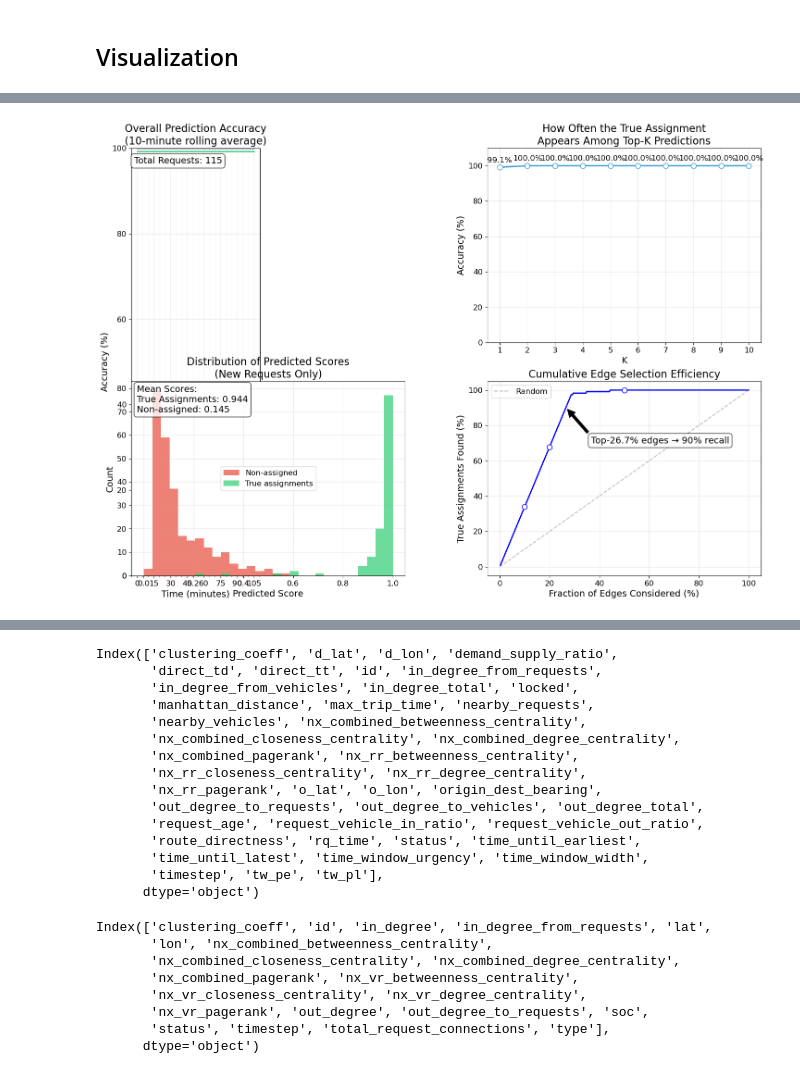
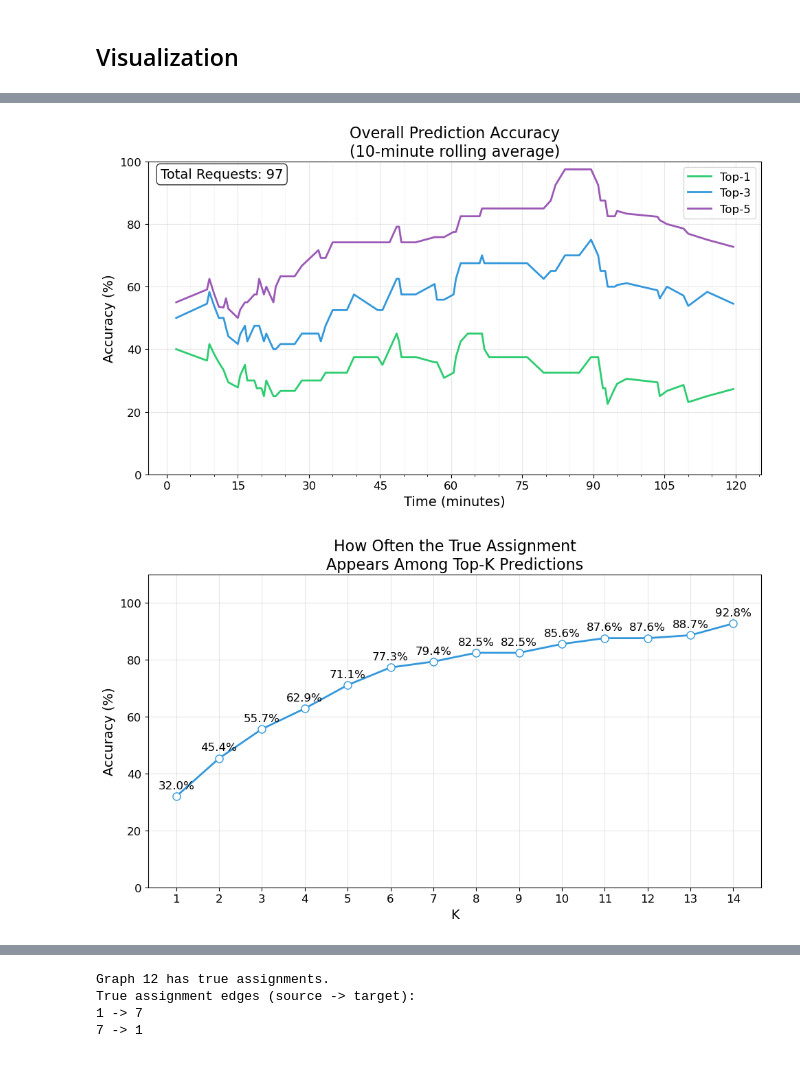
Before and after one commit to TUM-VT/FleetPy, a Jupyter notebook: gnn_project/notebooks/GNN_training.ipynb, the cells around one changed output, grey strips where cells are left out. Saved outputs shown, nothing was run; the diff lists cells and outputs as text; code cells hidden in the pictures.

```diff
--- a/gnn_project/notebooks/GNN_training.ipynb
+++ b/gnn_project/notebooks/GNN_training.ipynb
@@ -15,8 +15,8 @@ config = Config(
     experiment_name='gnn_v1',
     sim_start=0,
     sim_end=2*60*60,
-    load_saved_model=False,
-    overwrite_data=True,
+    load_saved_model=True,
+    overwrite_data=False,
     log_level='DEBUG',
 )
 # %%
@@ -72,12 +125,11 @@ No new requests to visualize in this graph
 # Analyze model performance over a range of graphs
 from gnn_project.analysis.plots import analyze_model_performance
 import matplotlib.pyplot as plt
-start_idx = 480  # Starting graph index
-num_graphs = 240  # Number of graphs to analyze
+from gnn_project.defaults import *
+num_graphs = masks[TEST_MASKS].sum().item()
+start_idx = len(data) - num_graphs  # Starting graph index
 
-# TODO split to separate plots
-predictions = [get_edge_predictions(data[i], model, device='cpu') for i in range(start_idx, start_idx + num_graphs)]
-fig = analyze_model_performance(data, start_idx, num_graphs, predictions, config.device)
-if fig:
-    plt.show()
+edge_types = [RR_EDGE_NAME]
+predictions = [get_edge_predictions(data[i], model, device=config.device) for i in range(start_idx, start_idx + num_graphs)]
+fig = analyze_model_performance(data, start_idx, num_graphs, predictions, edge_types=edge_types)
 # %% [output]
@@ -101 +136,2 @@ DEBUG:matplotlib.font_manager:findfont: score(FontEntry(fname='/System/Library/F
-[figure, old version]
+[figure, new version]
+[figure, added]
@@ -102,31 +140,17 @@ DEBUG:matplotlib.font_manager:findfont: score(FontEntry(fname='/System/Library/F
-# %%
-import pandas as pd
-
-pd.read_parquet('/Users/hoda_hamdy/Documents/Projects/fleetpy/FleetPy/gnn_project/data/processed/test_manhattan_scenario_1/request_features.parquet').columns
-# %% [output]
-Index(['clustering_coeff', 'd_lat', 'd_lon', 'demand_supply_ratio',
-       'direct_td', 'direct_tt', 'id', 'in_degree_from_requests',
-       'in_degree_from_vehicles', 'in_degree_total', 'locked',
-       'manhattan_distance', 'max_trip_time', 'nearby_requests',
-       'nearby_vehicles', 'nx_combined_betweenness_centrality',
-       'nx_combined_closeness_centrality', 'nx_combined_degree_centrality',
-       'nx_combined_pagerank', 'nx_rr_betweenness_centrality',
-       'nx_rr_closeness_centrality', 'nx_rr_degree_centrality',
-       'nx_rr_pagerank', 'o_lat', 'o_lon', 'origin_dest_bearing',
-       'out_degree_to_requests', 'out_degree_to_vehicles', 'out_degree_total',
-       'request_age', 'request_vehicle_in_ratio', 'request_vehicle_out_ratio',
-       'route_directness', 'rq_time', 'status', 'time_until_earliest',
-       'time_until_latest', 'time_window_urgency', 'time_window_width',
-       'timestep', 'tw_pe', 'tw_pl'],
-      dtype='object')
-# %%
-pd.read_parquet('/Users/hoda_hamdy/Documents/Projects/fleetpy/FleetPy/gnn_project/data/processed/test_manhattan_scenario_1/vehicle_features.parquet').columns
-# %% [output]
-Index(['clustering_coeff', 'id', 'in_degree', 'in_degree_from_requests', 'lat',
-       'lon', 'nx_combined_betweenness_centrality',
-       'nx_combined_closeness_centrality', 'nx_combined_degree_centrality',
-       'nx_combined_pagerank', 'nx_vr_betweenness_centrality',
-       'nx_vr_closeness_centrality', 'nx_vr_degree_centrality',
-       'nx_vr_pagerank', 'out_degree', 'out_degree_to_requests', 'soc',
-       'status', 'timestep', 'total_request_connections', 'type'],
-      dtype='object')
+# %%
+for i, graph in enumerate(data):
+    edge_type = RR_EDGE_NAME
+    # find an true assignment edge and print the graph index to ease visualization
+    if graph[edge_type].y.sum().item() > 0:
+        print(f"Graph {i} has true assignments.")
+        # print the edges with true assignments
+        edge_indices = graph[edge_type].edge_index[:, graph[edge_type].y == 1]
+        print(f"True assignment edges (source -> target):")
+        for src, tgt in edge_indices.t().tolist():
+            print(f"{src} -> {tgt}")
+        break  # Stop after finding the first graph with true assignments
+# %% [output]
+Graph 12 has true assignments.
+True assignment edges (source -> target):
+1 -> 7
+7 -> 1
```
Also changed, not shown: parts of 7 cells of this notebook, 6 other files.
